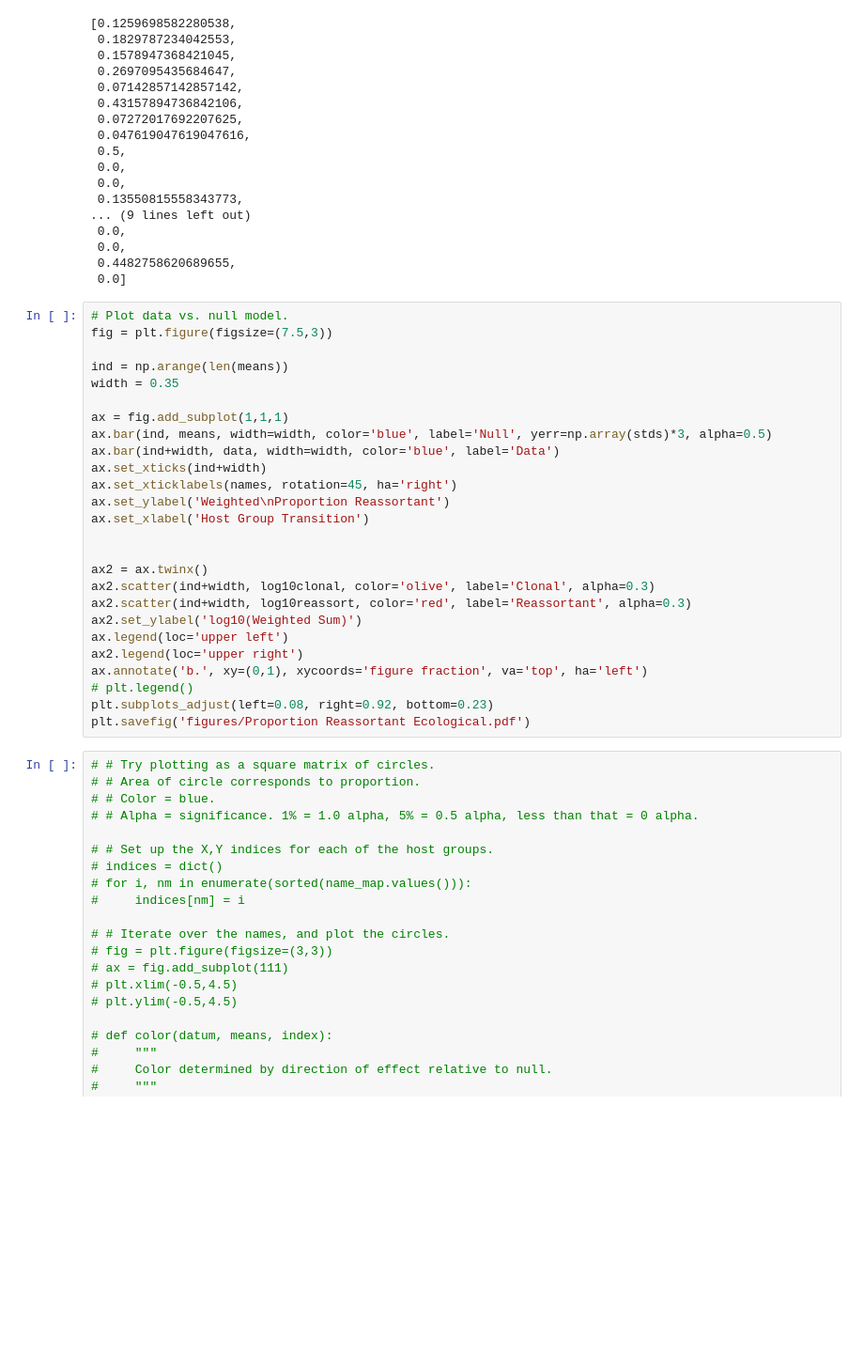
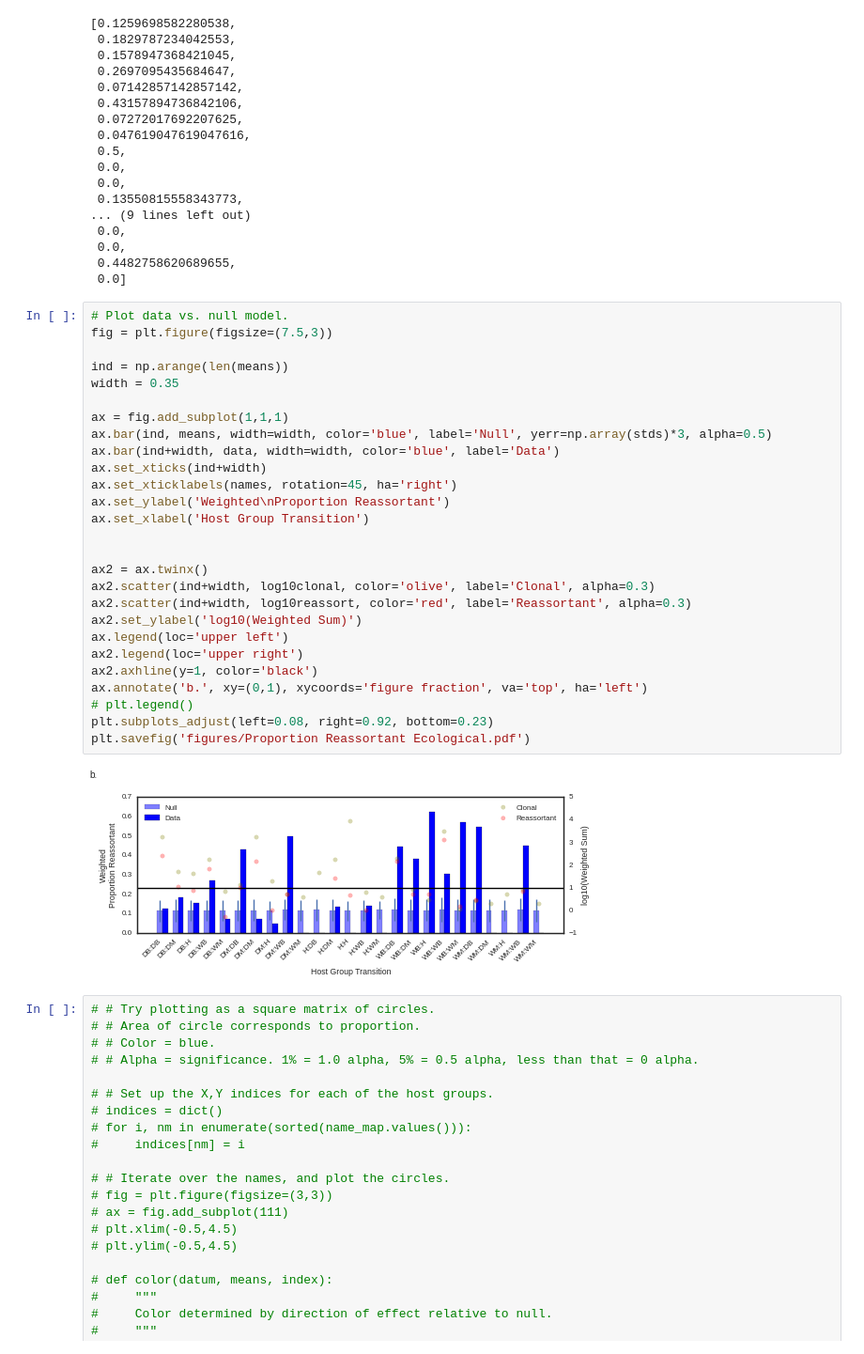
Before and after one commit to ericmjl/influenza-global-reassortment, a Jupyter notebook: Make Figure - Proportion Reassortant.ipynb, the cells around one changed output. Shown at 94% size. Saved outputs shown, nothing was run; the diff lists cells and outputs as text; blank space fills up the shorter version.

```diff
--- a/Make Figure - Proportion Reassortant.ipynb
+++ b/Make Figure - Proportion Reassortant.ipynb
@@ -356,29 +356,32 @@ data
 # %%
 # Plot data vs. null model.
 fig = plt.figure(figsize=(7.5,3))
 
 ind = np.arange(len(means))
 width = 0.35
 
 ax = fig.add_subplot(1,1,1)
 ax.bar(ind, means, width=width, color='blue', label='Null', yerr=np.array(stds)*3, alpha=0.5)
 ax.bar(ind+width, data, width=width, color='blue', label='Data')
 ax.set_xticks(ind+width)
 ax.set_xticklabels(names, rotation=45, ha='right')
 ax.set_ylabel('Weighted\nProportion Reassortant')
 ax.set_xlabel('Host Group Transition')
 
 
 ax2 = ax.twinx()
 ax2.scatter(ind+width, log10clonal, color='olive', label='Clonal', alpha=0.3)
 ax2.scatter(ind+width, log10reassort, color='red', label='Reassortant', alpha=0.3)
 ax2.set_ylabel('log10(Weighted Sum)')
 ax.legend(loc='upper left')
 ax2.legend(loc='upper right')
+ax2.axhline(y=1, color='black')
 ax.annotate('b.', xy=(0,1), xycoords='figure fraction', va='top', ha='left')
 # plt.legend()
 plt.subplots_adjust(left=0.08, right=0.92, bottom=0.23)
 plt.savefig('figures/Proportion Reassortant Ecological.pdf')
+# %% [output]
+[figure, added]
 # %%
 # # Try plotting as a square matrix of circles.
 # # Area of circle corresponds to proportion.
```
Also changed, not shown: parts of 1 cell of this notebook, 2 other files.
